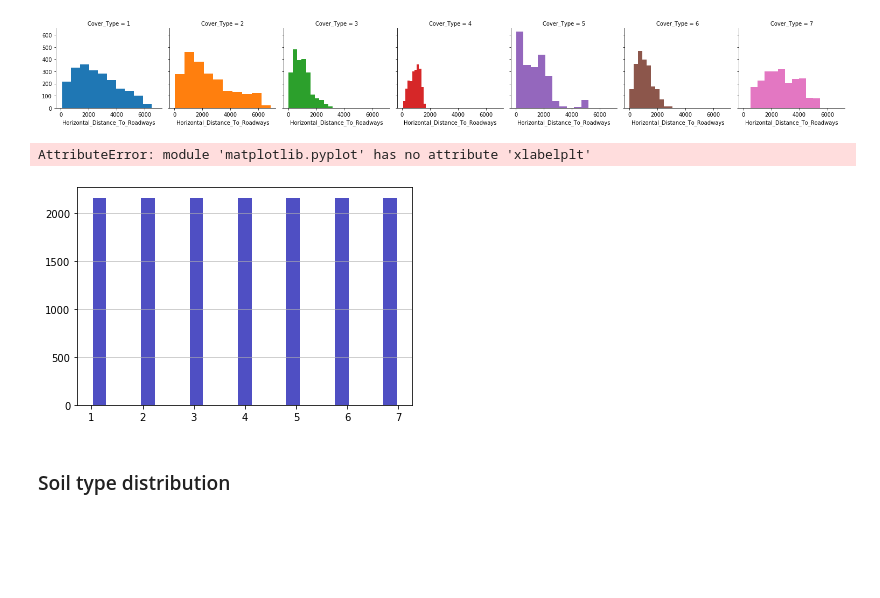
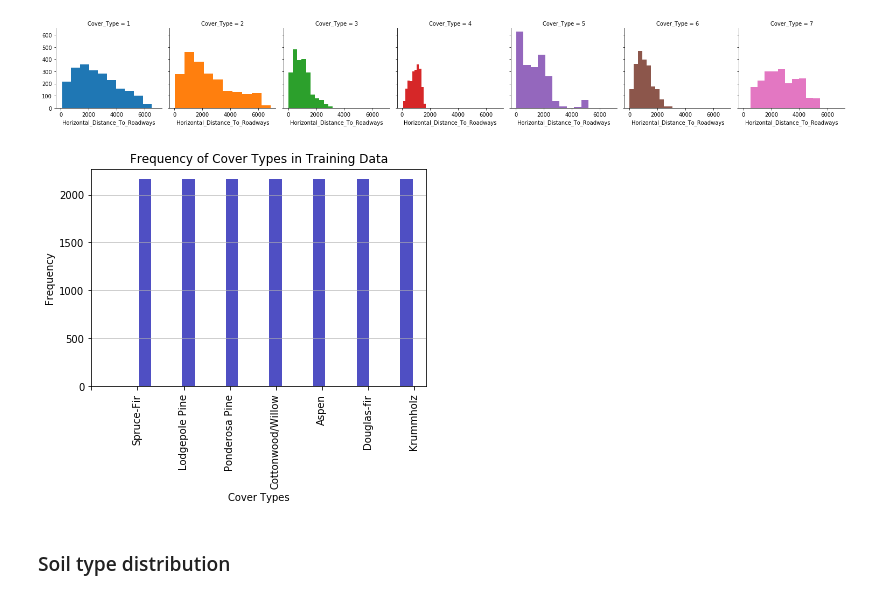
Before and after one commit to emilyrail/w207_final_project, a Jupyter notebook: Final Project - Emily, Mohan, Stefania.ipynb, the cells around one changed output. Cells and saved outputs as stored; diff of their text form; code cells hidden in the pictures; blank space fills up the shorter version.

```diff
--- a/Final Project - Emily, Mohan, Stefania.ipynb
+++ b/Final Project - Emily, Mohan, Stefania.ipynb
@@ -196,24 +210,21 @@ g.map(plt.hist, "Horizontal_Distance_To_Roadways");
 # %%
 # Distribution of cover type
 # Note - Need help on changing the xtick labels - it could look better
 # https://realpython.com/python-histograms/
 # https://matplotlib.org/3.1.1/api/_as_gen/matplotlib.pyplot.xticks.html
 
 
 coversType = df['Cover_Type']
-coversType.describe().T
-
 n, bins, patches = plt.hist(x=coversType, color='#0504aa', bins='auto',
                             alpha=0.7, rwidth=0.85)
 plt.grid(axis='y', alpha=0.75)
-plt.xlabelplt.xticks(np.arange(8), ('','Spruce-Fir', 'Lodgepole Pine', 'Ponderosa Pine', 'Cottonwood/Willow', 'Aspen', 'Douglas-fir', 'Krummholz'), rotation=90)
-plt.show()
-('Cover Types')
+plt.xticks(np.arange(8), ('','Spruce-Fir', 'Lodgepole Pine', 'Ponderosa Pine', 'Cottonwood/Willow', 'Aspen', 'Douglas-fir', 'Krummholz'), rotation=90)
+plt.xlabel('Cover Types')
 plt.ylabel('Frequency')
 plt.title('Frequency of Cover Types in Training Data')
+plt.show()
 # %% [output]
-AttributeError: module 'matplotlib.pyplot' has no attribute 'xlabelplt'
-[figure, old version]
+[figure, new version]
 # %% [markdown]
 ### Soil type distribution
 # %% [markdown]
```
Also changed, not shown: parts of 1 cell of this notebook.
